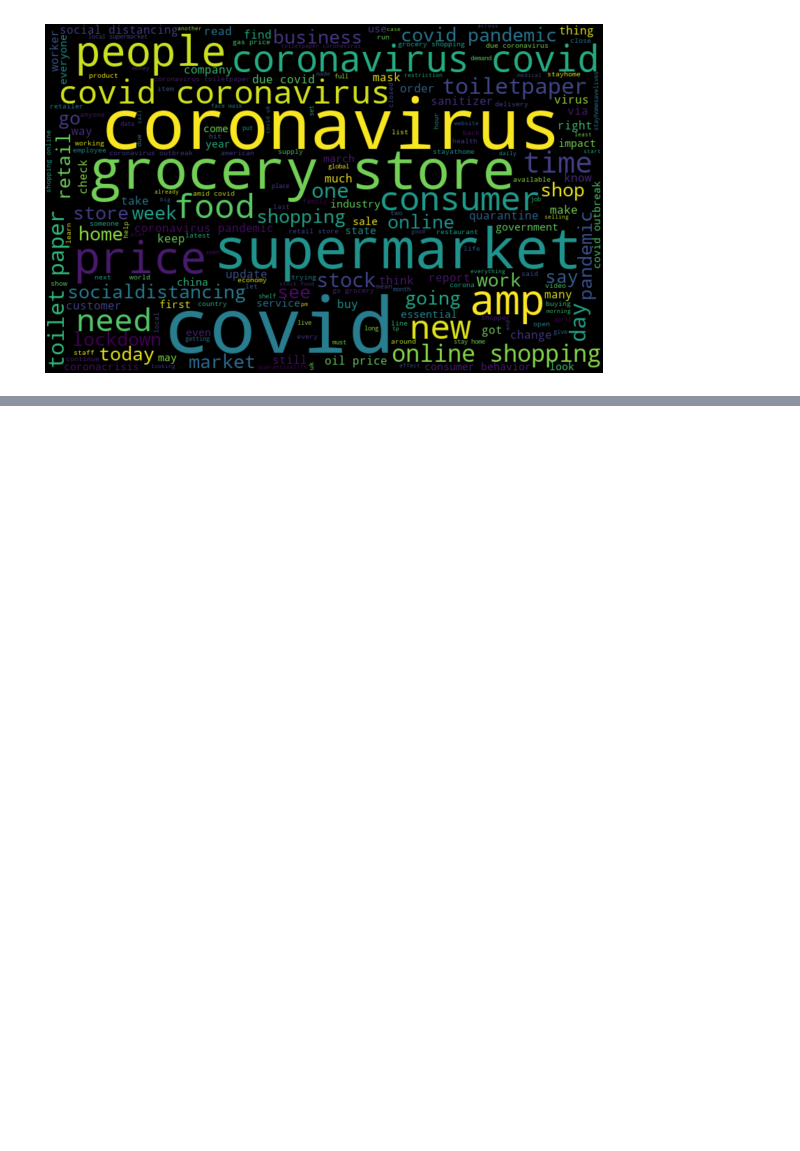
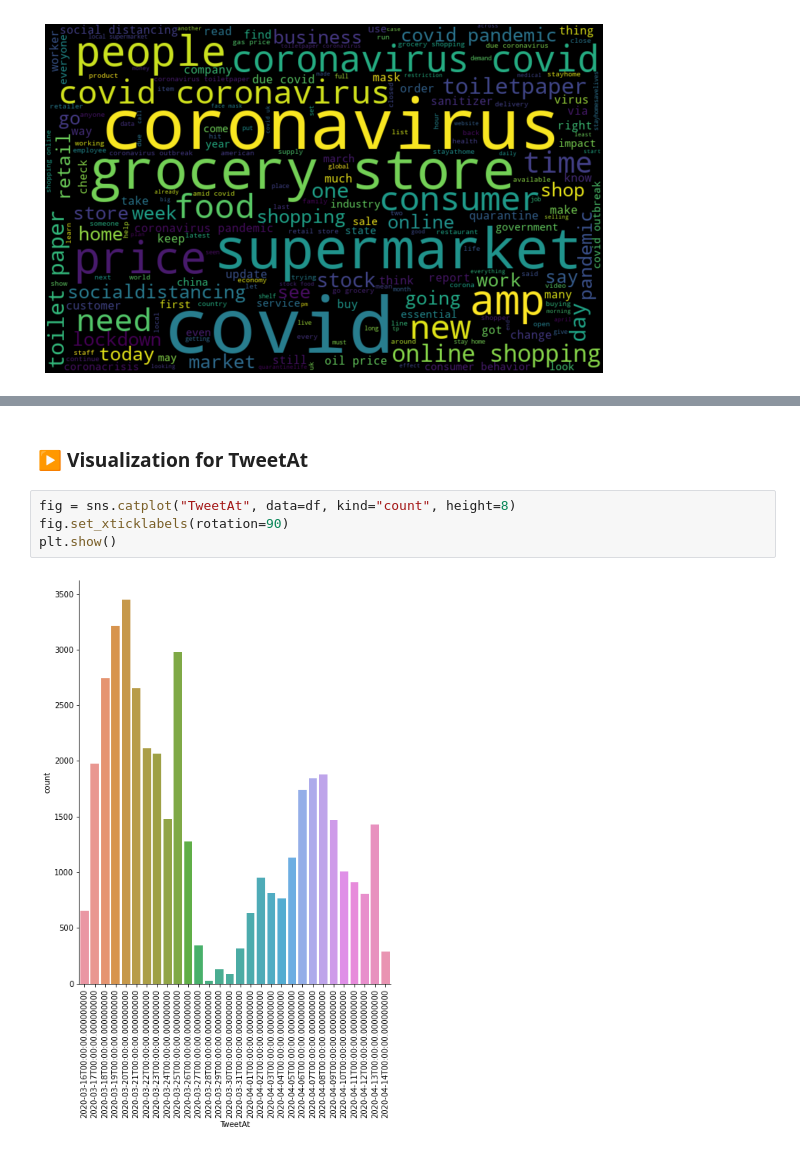
Before and after one commit to SairajNeelam/CoronaVirus-Tweet-Sentiment-Analysis, a Jupyter notebook: CoronaVirus_Tweet_Sentiment_Analysis.ipynb, the cells around one changed output, grey strips where cells are left out. Drawn from its saved outputs; the diff is of its cells as text; blank space fills up the shorter version.

```diff
--- a/CoronaVirus_Tweet_Sentiment_Analysis.ipynb
+++ b/CoronaVirus_Tweet_Sentiment_Analysis.ipynb
@@ -446,0 +684,8 @@ plt.show()
+# %% [markdown]
+### **▶ Visualization for TweetAt**
+# %%
+fig = sns.catplot("TweetAt", data=df, kind="count", height=8)
+fig.set_xticklabels(rotation=90)
+plt.show()
+# %% [output]
+[figure, added]
```
Also changed, not shown: parts of 21 cells of this notebook.
